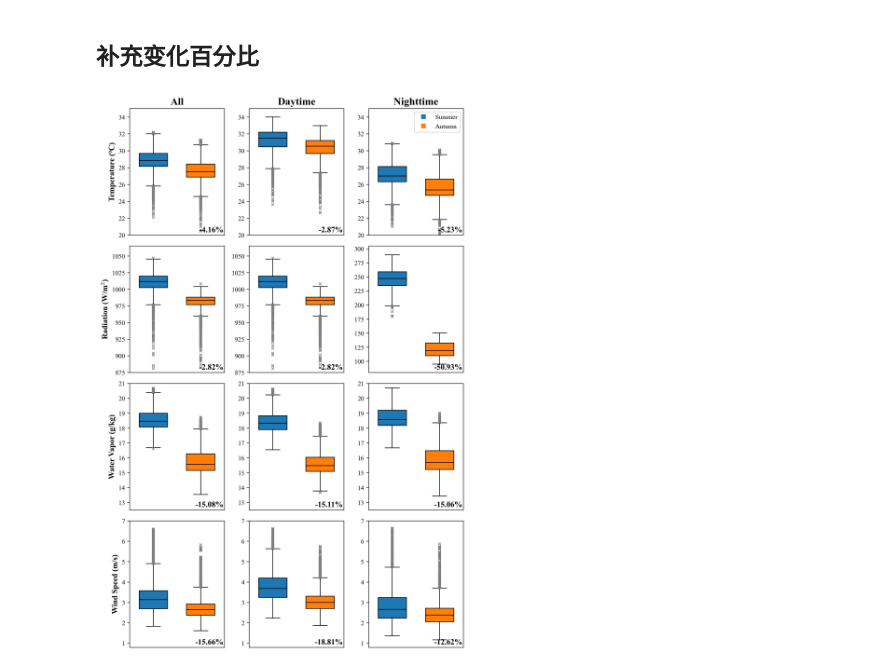
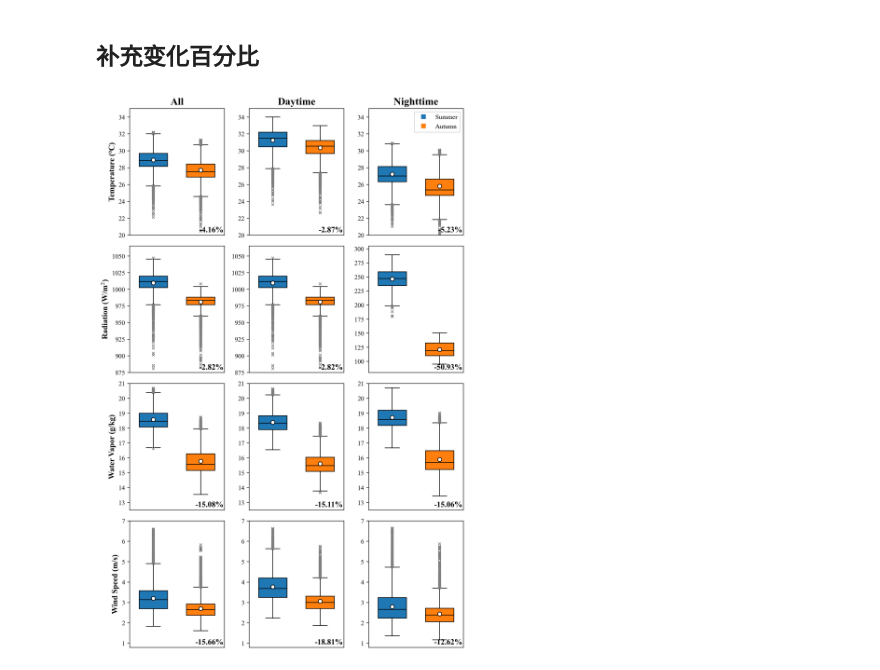
Before and after one commit to Iphisxu/MasterGRAD-Seasonally, a Jupyter notebook: scripts/Ground/Plot_box/batch.ipynb, the cells around one changed output. Cells and saved outputs as stored; diff of their text form; code cells hidden in the pictures.

```diff
--- a/scripts/Ground/Plot_box/batch.ipynb
+++ b/scripts/Ground/Plot_box/batch.ipynb
@@ -288,7 +288,8 @@ for j, variable in enumerate(vars):
 
         # Create boxplot
         box = axs[j, i].boxplot(box_data, patch_artist=True, widths=0.6,
-                                medianprops=medianprop, showfliers=True, flierprops=flierprop)
+                                medianprops=medianprop, showfliers=True, flierprops=flierprop,
+                                showmeans=True,meanprops={'marker':'o','markerfacecolor':'w','markeredgecolor':'black'})
 
         # Set box colors
         colors = ['tab:blue', 'tab:orange']
@@ -299,31 +300,31 @@ for j, variable in enumerate(vars):
         if i == 0:
             axs[j, i].set_ylabel(ylabels[j], rotation=90, fontdict=ylabeldict)
         axs[j, i].set_xticks([])
 
         # Set Y limits
         if i == 2 and j == 1:
             axs[j,i].set_ylim(80,305)
         else:
             axs[j,i].set_ylim(ylimits[variable])
 
         # Calculate and add percentage change
         percentage_change = ((np.nanmean(box_data[1]) - np.nanmean(box_data[0])) / np.nanmean(box_data[0])) * 100
         if percentage_change > 0:
             percent = f'+{percentage_change:.2f}%'
         else:
             percent = f'{percentage_change:.2f}%'
         axs[j, i].text(0.99, 0.01, percent, transform=axs[j, i].transAxes,**textdict)
 
 # Add legend with adjusted position
 legend_handles = [plt.Line2D([0], [0], marker='s', color='w', markerfacecolor=color, markersize=8) for color in ['tab:blue', 'tab:orange']]
 legend_labels = ['Summer', 'Autumn']
 axs[0, -1].legend(legend_handles, legend_labels, bbox_to_anchor=(1, 1))
 
 axs[0, 0].set_title('All', fontdict=strdict)
 axs[0, 1].set_title('Daytime', fontdict=strdict)
 axs[0, 2].set_title('Nighttime', fontdict=strdict)
 
 plt.tight_layout()
 plt.show()
 # %% [output]
-[figure, old version]
+[figure, new version]
```
